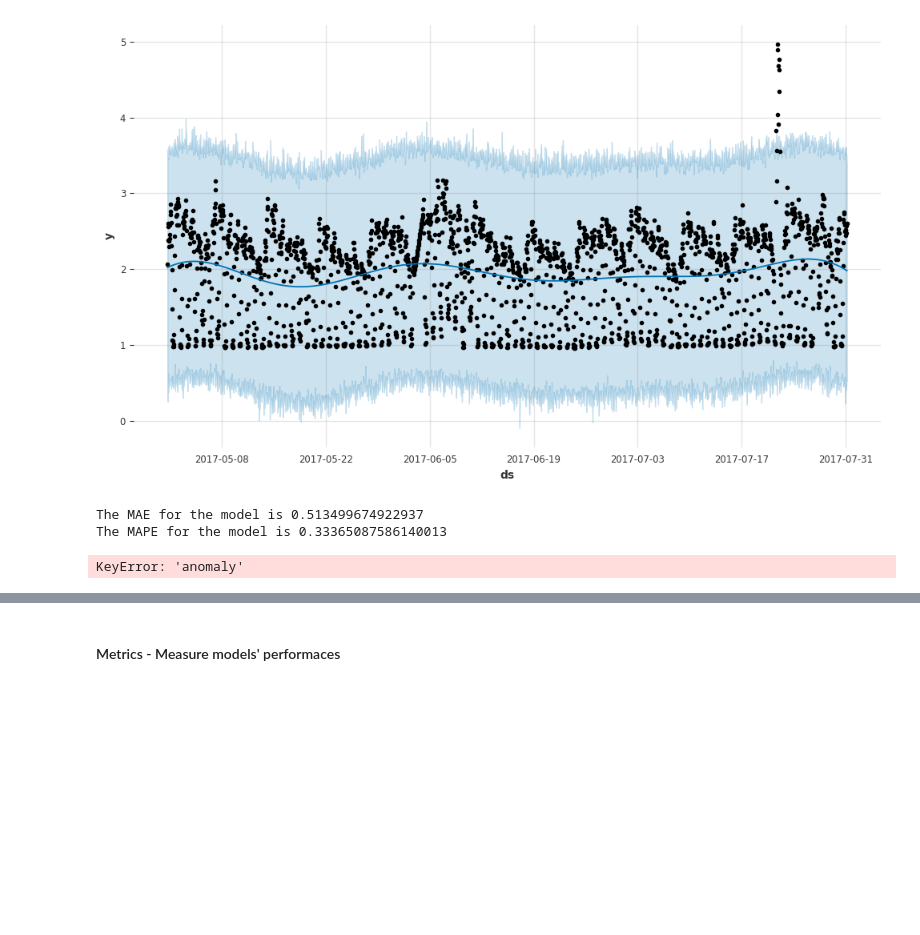
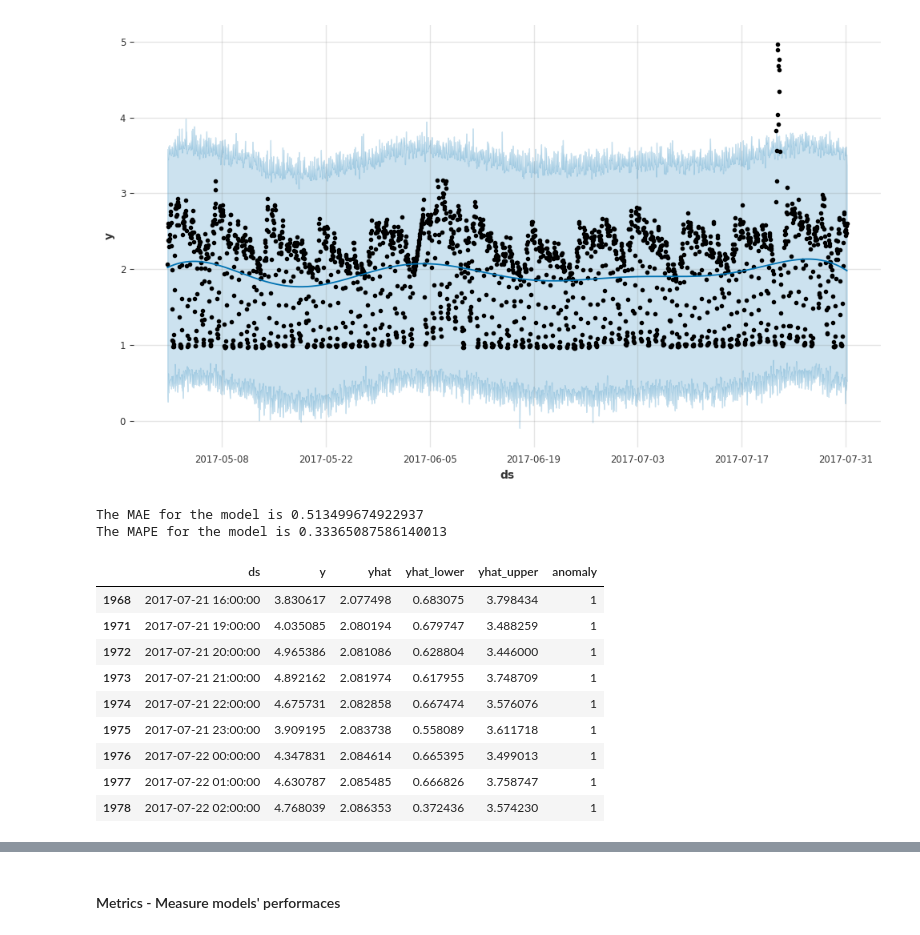
Before and after one commit to m3madadi/datadays, a Jupyter notebook: forecasting_based.ipynb, the cells around one changed output, grey strips where cells are left out. Saved outputs shown, nothing was run; the diff lists cells and outputs as text; code cells hidden in the pictures; blank space fills up the shorter version.

```diff
--- a/forecasting_based.ipynb
+++ b/forecasting_based.ipynb
@@ -165,11 +165,23 @@ print(f'MAPE {performance_MAPE}')
 The MAE for the model is 0.513499674922937
 The MAPE for the model is 0.33365087586140013
 # %%
-# anomalies datas
+# Create an anomaly indicator
+performance['anomaly'] = performance.apply(lambda rows: 1 if ((rows.y<rows.yhat_lower)|(rows.y>rows.yhat_upper)) else 0, axis = 1)
+
+# anomalies dataframe
 anomalies = performance[performance['anomaly']==1].sort_values(by='ds')
 anomalies
 # %% [output]
-KeyError: 'anomaly'
+|  | ds | y | yhat | yhat_lower | yhat_upper | anomaly |
+| 1968 | 2017-07-21 16:00:00 | 3.830617 | 2.077498 | 0.683075 | 3.798434 | 1 |
+| 1971 | 2017-07-21 19:00:00 | 4.035085 | 2.080194 | 0.679747 | 3.488259 | 1 |
+| 1972 | 2017-07-21 20:00:00 | 4.965386 | 2.081086 | 0.628804 | 3.446000 | 1 |
+| 1973 | 2017-07-21 21:00:00 | 4.892162 | 2.081974 | 0.617955 | 3.748709 | 1 |
+| 1974 | 2017-07-21 22:00:00 | 4.675731 | 2.082858 | 0.667474 | 3.576076 | 1 |
+| 1975 | 2017-07-21 23:00:00 | 3.909195 | 2.083738 | 0.558089 | 3.611718 | 1 |
+| 1976 | 2017-07-22 00:00:00 | 4.347831 | 2.084614 | 0.665395 | 3.499013 | 1 |
+| 1977 | 2017-07-22 01:00:00 | 4.630787 | 2.085485 | 0.666826 | 3.758747 | 1 |
+| 1978 | 2017-07-22 02:00:00 | 4.768039 | 2.086353 | 0.372436 | 3.574230 | 1 |
 # %%
 # Visualize the anomalies
 sns.scatterplot(x='ds', y='y', data=performance, hue='anomaly')
```
Also changed, not shown: parts of 1 cell of this notebook.
